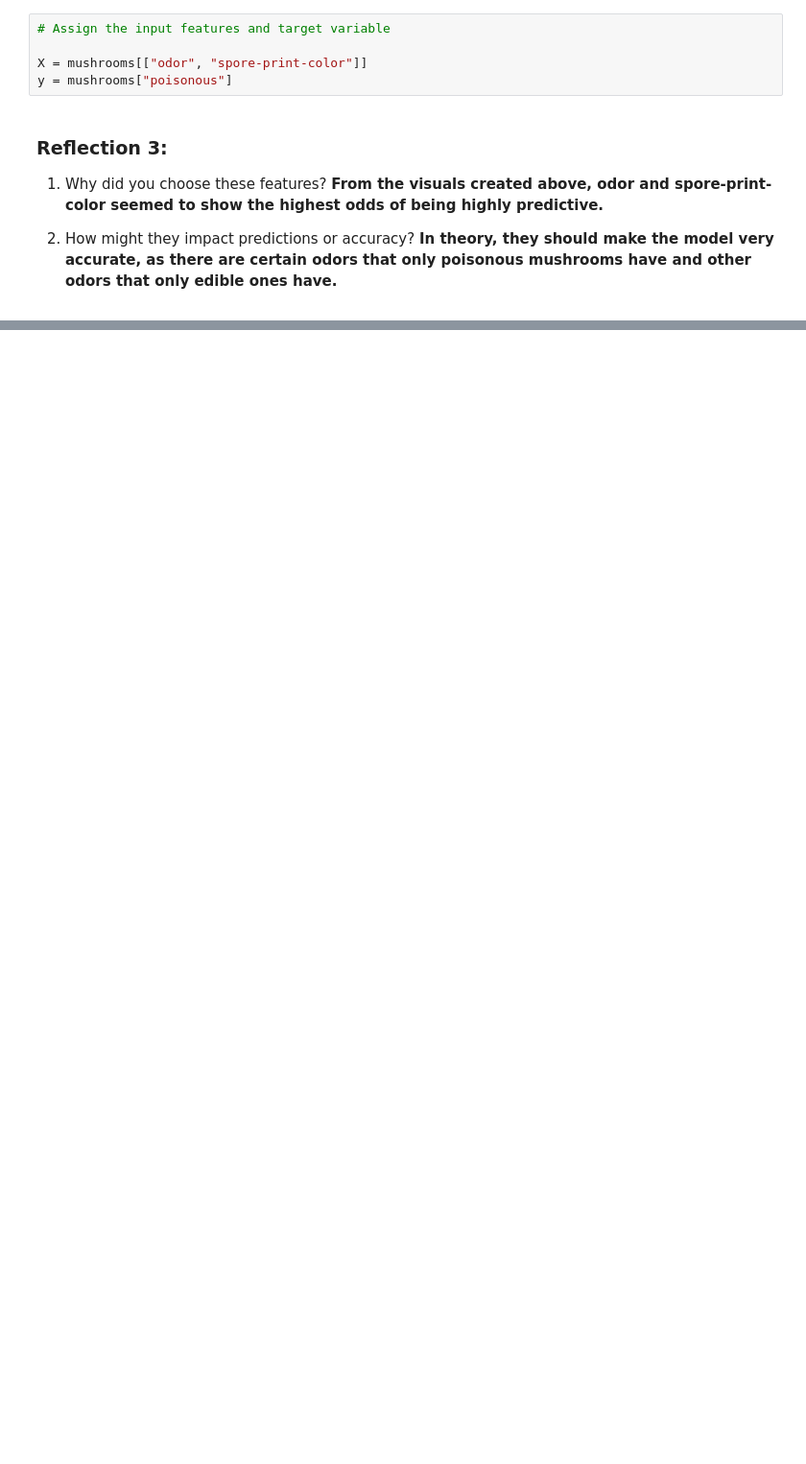
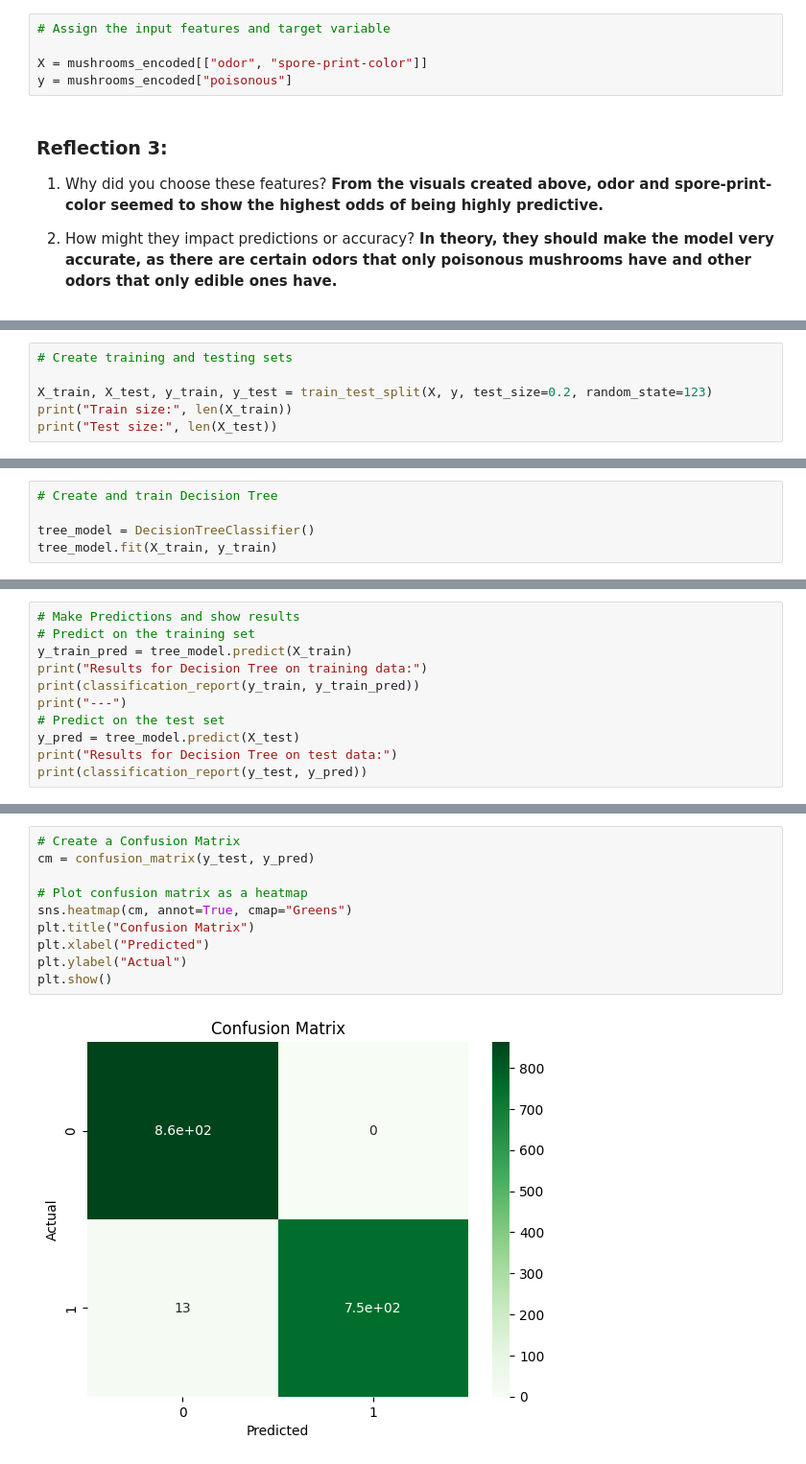
Before and after one commit to DMill31/ml_classification_miller, a Jupyter notebook: ml_midterm_miller.ipynb, the cells around one changed output, grey strips where cells are left out. Shown at 96% size. Saved outputs shown, nothing was run; the diff lists cells and outputs as text; blank space fills up the shorter version.

```diff
--- a/ml_midterm_miller.ipynb
+++ b/ml_midterm_miller.ipynb
@@ -205,8 +201,8 @@ The input features and target are as follows:
 # %%
 # Assign the input features and target variable
 
-X = mushrooms[["odor", "spore-print-color"]]
-y = mushrooms["poisonous"]
+X = mushrooms_encoded[["odor", "spore-print-color"]]
+y = mushrooms_encoded["poisonous"]
 # %% [markdown]
 ### Reflection 3:
 
@@ -215,0 +216,6 @@ y = mushrooms["poisonous"]
+# %%
+# Create training and testing sets
+
+X_train, X_test, y_train, y_test = train_test_split(X, y, test_size=0.2, random_state=123)
+print("Train size:", len(X_train))
+print("Test size:", len(X_test))
@@ -215,0 +227,5 @@ y = mushrooms["poisonous"]
+# %%
+# Create and train Decision Tree
+
+tree_model = DecisionTreeClassifier()
+tree_model.fit(X_train, y_train)
@@ -215,0 +236,11 @@ y = mushrooms["poisonous"]
+# %%
+# Make Predictions and show results
+# Predict on the training set
+y_train_pred = tree_model.predict(X_train)
+print("Results for Decision Tree on training data:")
+print(classification_report(y_train, y_train_pred))
+print("---")
+# Predict on the test set
+y_pred = tree_model.predict(X_test)
+print("Results for Decision Tree on test data:")
+print(classification_report(y_test, y_pred))
@@ -215,0 +268,12 @@ y = mushrooms["poisonous"]
+# %%
+# Create a Confusion Matrix
+cm = confusion_matrix(y_test, y_pred)
+
+# Plot confusion matrix as a heatmap
+sns.heatmap(cm, annot=True, cmap="Greens")
+plt.title("Confusion Matrix")
+plt.xlabel("Predicted")
+plt.ylabel("Actual")
+plt.show()
+# %% [output]
+[figure, added]
```
Also changed, not shown: parts of 14 cells of this notebook.
